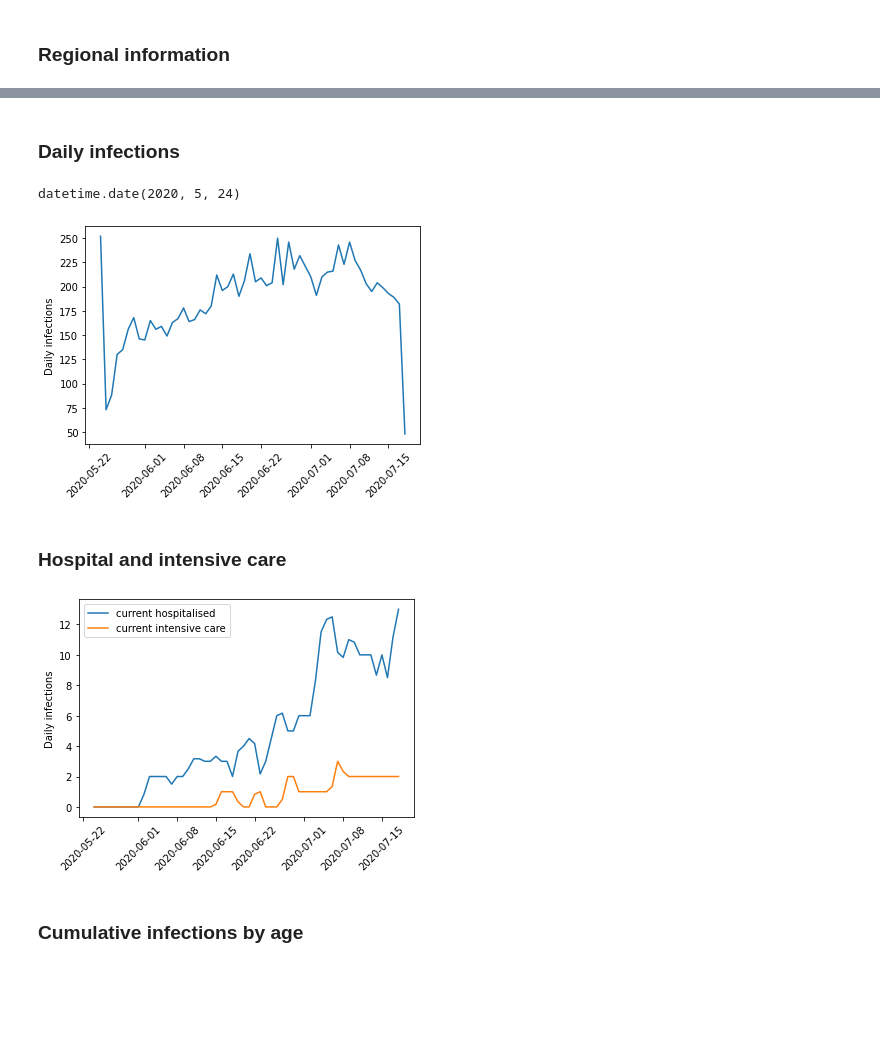
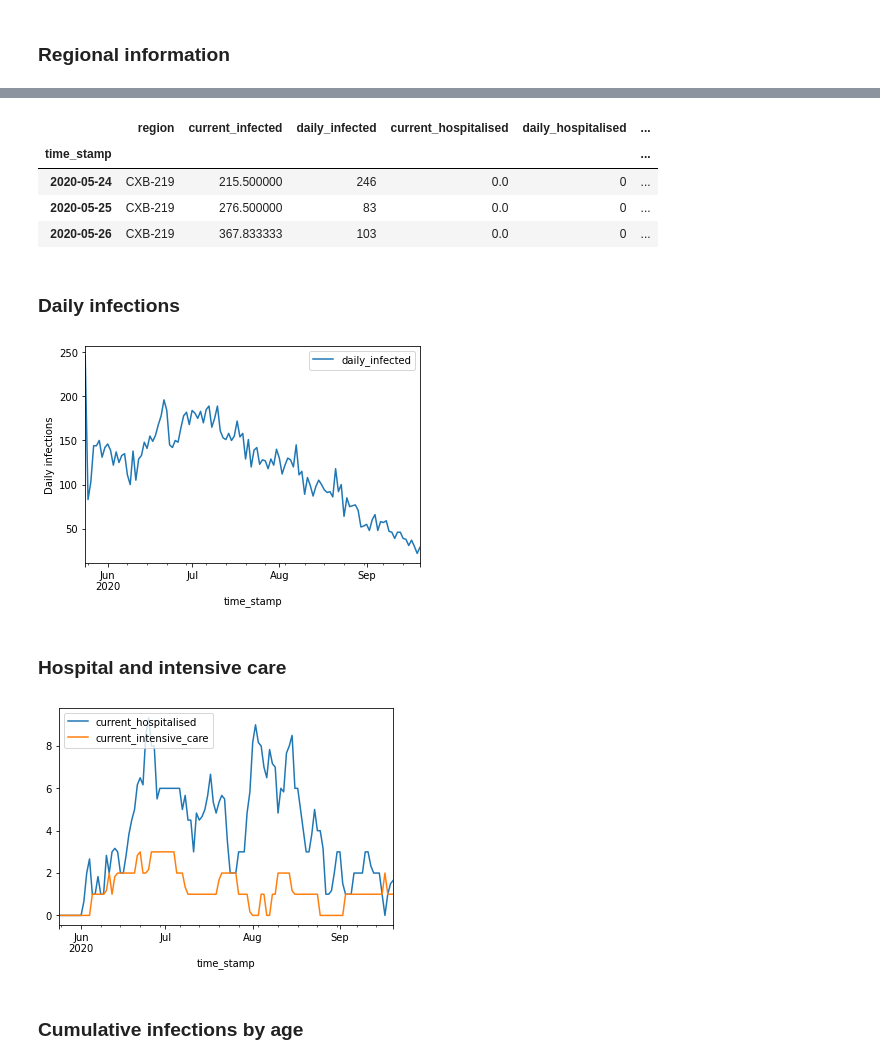
Before and after one commit to UNGlobalPulse/UNGP-settlement-modelling, a Jupyter notebook: Notebooks/quickstart camp.ipynb, the cells around one changed output, grey strips where cells are left out. Cells and saved outputs as stored; diff of their text form; code cells hidden in the pictures; blank space fills up the shorter version.

```diff
--- a/Notebooks/quickstart camp.ipynb
+++ b/Notebooks/quickstart camp.ipynb
@@ -488,8 +451,12 @@ KeyError: 'current_susceptible'
+# %%
+read.regional_summary.head(3) # this is the equivalent of the summary.csv
+# %% [output]
+|  | region | current_infected | daily_infected | current_hospitalised | daily_hospitalised | ... |
+| time_stamp |  |  |  |  |  | ... |
+| 2020-05-24 | CXB-219 | 215.500000 | 246 | 0.0 | 0 | ... |
+| 2020-05-25 | CXB-219 | 276.500000 | 83 | 0.0 | 0 | ... |
+| 2020-05-26 | CXB-219 | 367.833333 | 103 | 0.0 | 0 | ... |
 # %% [markdown]
 ### Daily infections
 # %%
 summary = read.regional_summary.reset_index()
-# %%
-summary['time_stamp'][0].date()
-# %% [output]
-datetime.date(2020, 5, 24)
@@ -515,9 +463,8 @@ dates, new_infections = new_infections(summary)
 # %%
-plt.plot(dates, new_infections)
-plt.xticks(rotation=45)
+summary.groupby(['time_stamp']).sum().plot(y=['daily_infected'])
 plt.ylabel('Daily infections')
 plt.show()
 # %% [output]
-[figure, old version]
+[figure, new version]
 # %% [markdown]
 ### Hospital and intensive care
@@ -545,12 +471,8 @@ dates, hospitalised, icu = hospitalised(summary)
-# %%
-plt.plot(dates, hospitalised, label="current hospitalised")
-plt.plot(dates, icu, label="current intensive care")
-plt.xticks(rotation=45)
-plt.ylabel('Daily infections')
-plt.legend()
-plt.show()
-# %% [output]
-[figure, removed]
+# %%
+summary.groupby(['time_stamp']).sum().plot(y=['current_hospitalised', 'current_intensive_care'])
+plt.show()
+# %% [output]
+[figure, added]
 # %% [markdown]
 ### Cumulative infections by age
 # %%
```
Also changed, not shown: parts of 23 cells of this notebook.
